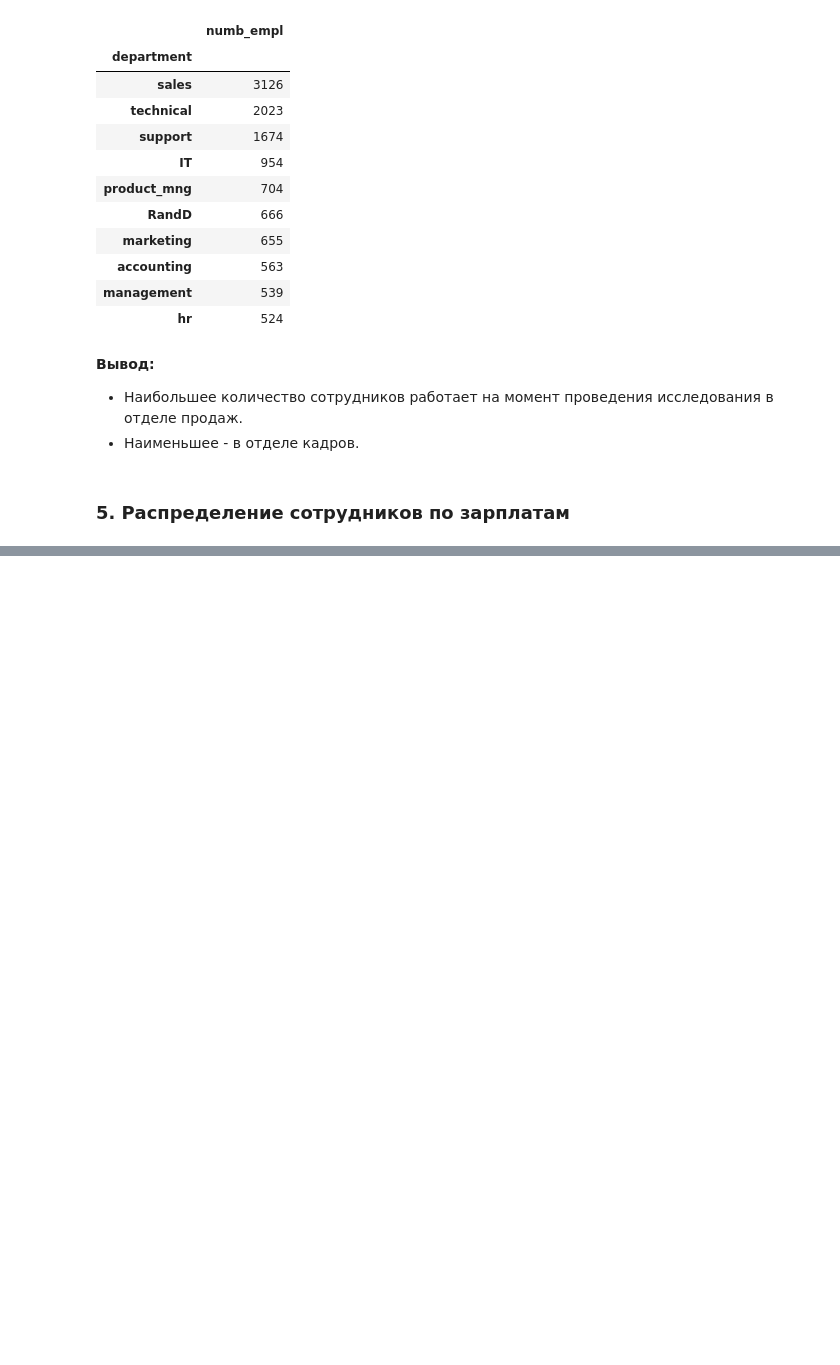
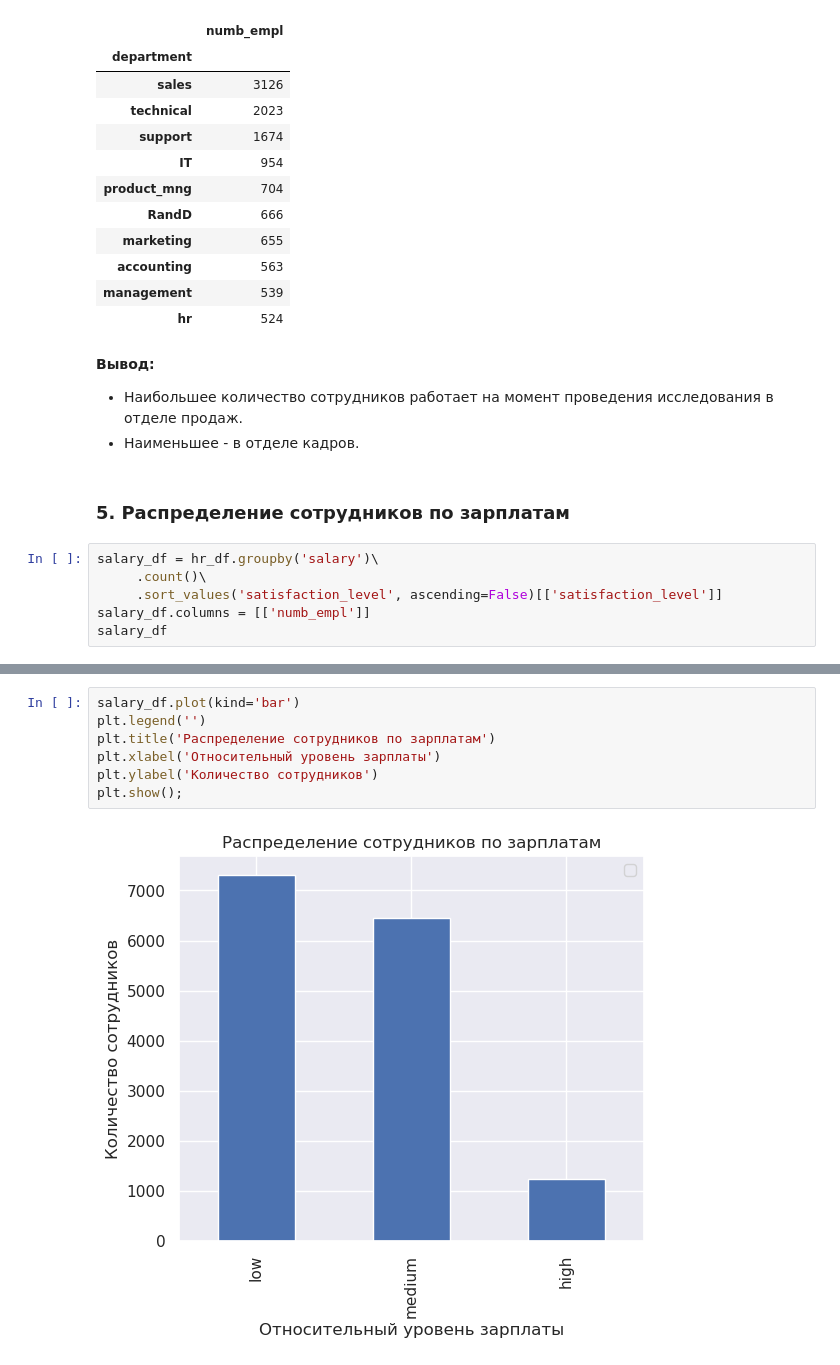
Before and after one commit to BalshowAndrew/python_statistic, a Jupyter notebook: final_work.ipynb, the cells around one changed output, grey strips where cells are left out. Cells and saved outputs as stored; diff of their text form; blank space fills up the shorter version.

```diff
--- a/final_work.ipynb
+++ b/final_work.ipynb
@@ -261,3 +261,9 @@ numb_empl
 - Наименьшее - в отделе кадров.
 # %% [markdown]
 ### 5. Распределение сотрудников по зарплатам
+# %%
+salary_df = hr_df.groupby('salary')\
+     .count()\
+     .sort_values('satisfaction_level', ascending=False)[['satisfaction_level']]
+salary_df.columns = [['numb_empl']]
+salary_df
@@ -263,0 +276,9 @@ numb_empl
+# %%
+salary_df.plot(kind='bar')
+plt.legend('')
+plt.title('Распределение сотрудников по зарплатам')
+plt.xlabel('Относительный уровень зарплаты')
+plt.ylabel('Количество сотрудников')
+plt.show();
+# %% [output]
+[figure, added]
```
Also changed, not shown: parts of 14 cells of this notebook.
